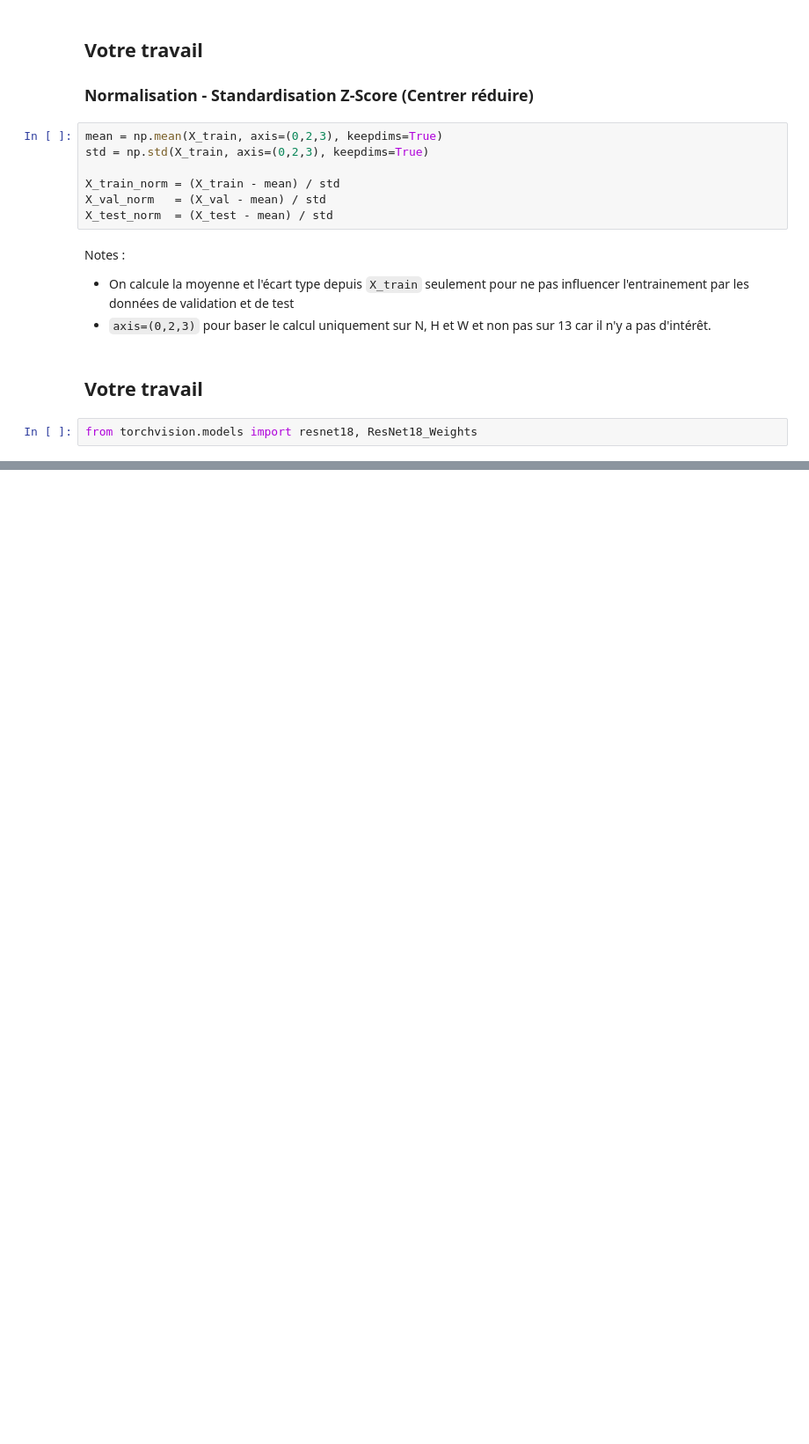
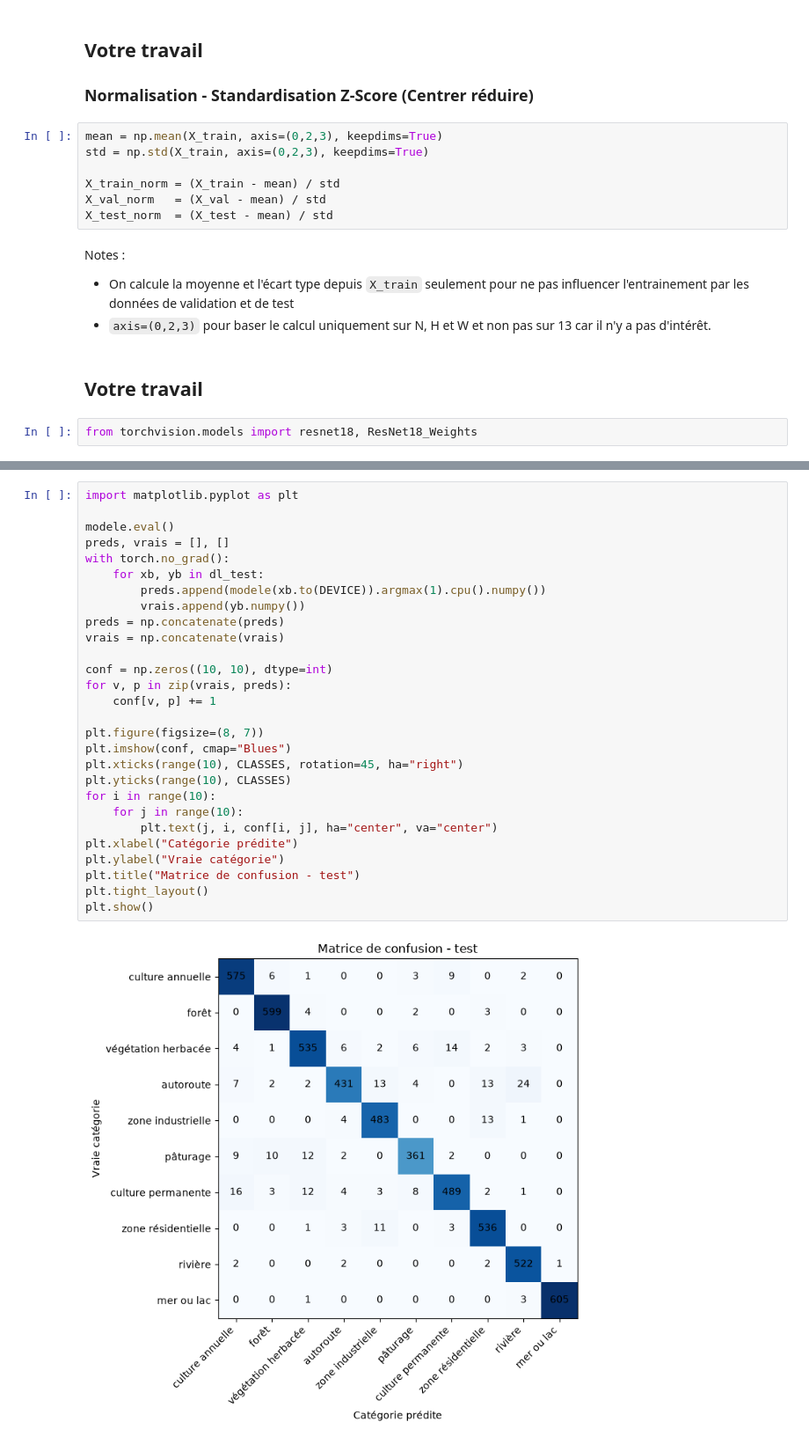
Before and after one commit to odowin/DL201-NN, a Jupyter notebook: part-1.ipynb, the cells around one changed output, grey strips where cells are left out. Shown at 88% size. Cells and saved outputs as stored; diff of their text form; blank space fills up the shorter version.

Commit message:
ajout de la matrice confusion pour représenter où le modèle c'est tromper

```diff
--- a/part-1.ipynb
+++ b/part-1.ipynb
@@ -297,3 +292,33 @@ modele.load_state_dict(meilleurs_poids)
 époque 9/10 | accuracy val 0.943
 époque 10/10 | accuracy val 0.958
 <All keys matched successfully>
+# %%
+import matplotlib.pyplot as plt
+
+modele.eval()
+preds, vrais = [], []
+with torch.no_grad():
+    for xb, yb in dl_test:
+        preds.append(modele(xb.to(DEVICE)).argmax(1).cpu().numpy())
+        vrais.append(yb.numpy())
+preds = np.concatenate(preds)
+vrais = np.concatenate(vrais)
+
+conf = np.zeros((10, 10), dtype=int)
+for v, p in zip(vrais, preds):
+    conf[v, p] += 1
+
+plt.figure(figsize=(8, 7))
+plt.imshow(conf, cmap="Blues")
+plt.xticks(range(10), CLASSES, rotation=45, ha="right")
+plt.yticks(range(10), CLASSES)
+for i in range(10):
+    for j in range(10):
+        plt.text(j, i, conf[i, j], ha="center", va="center")
+plt.xlabel("Catégorie prédite")
+plt.ylabel("Vraie catégorie")
+plt.title("Matrice de confusion - test")
+plt.tight_layout()
+plt.show()
+# %% [output]
+[figure, added]
```
Also changed, not shown: parts of 3 cells of this notebook.
